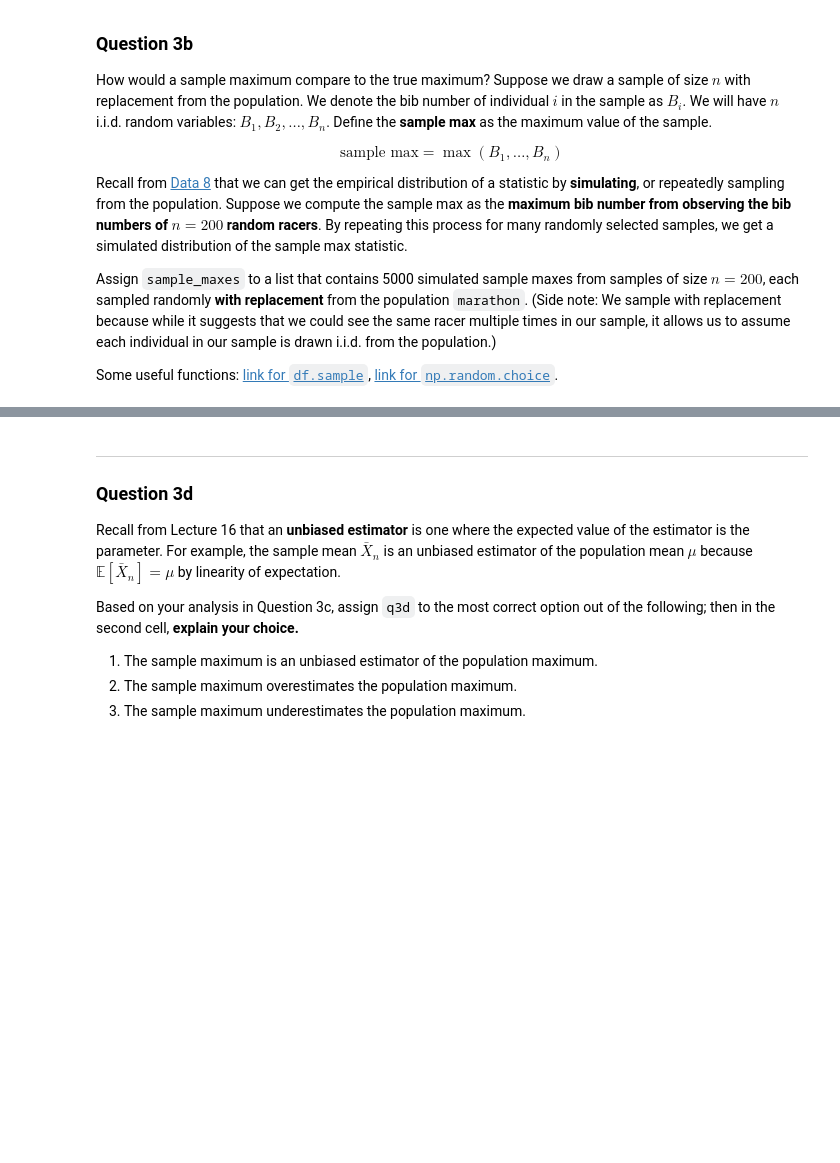
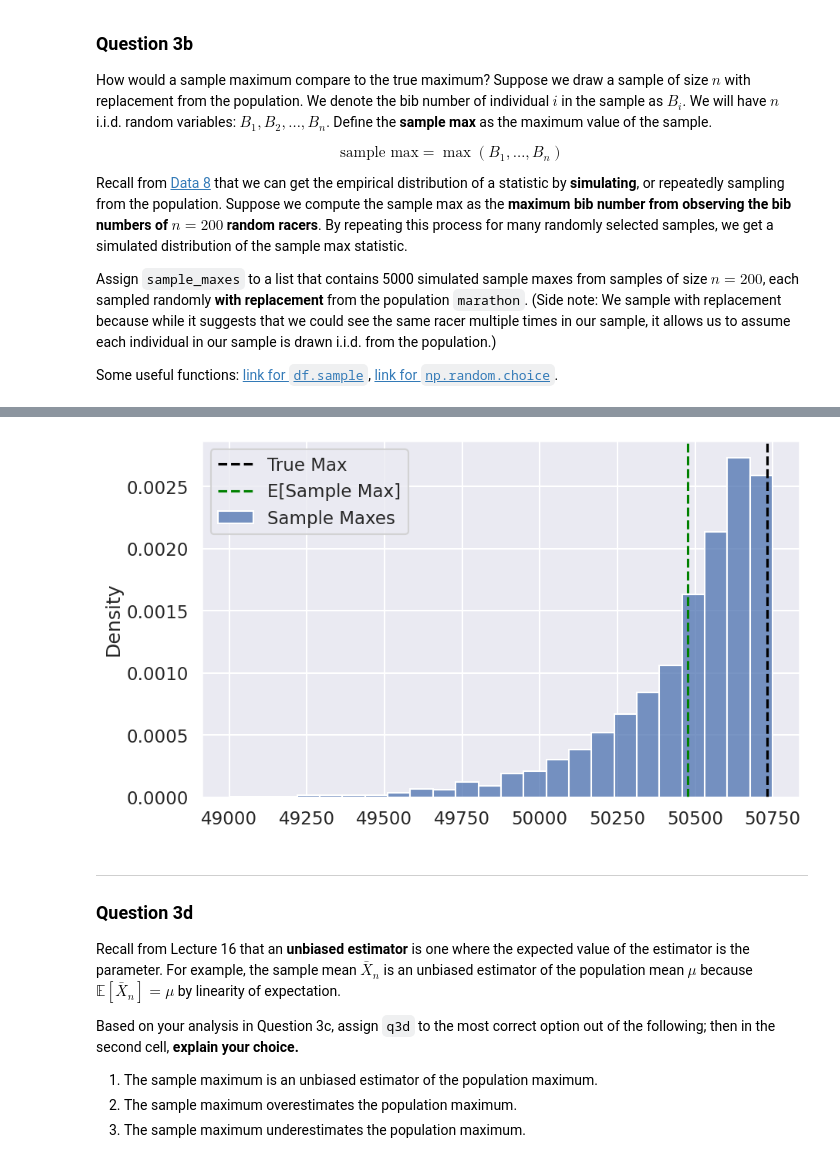
Before and after one commit to zaddle55/sp26-ds100-material, a Jupyter notebook: lab/lab08/lab08.ipynb, the cells around one changed output, grey strips where cells are left out. Drawn from its saved outputs; the diff is of its cells as text; code cells hidden in the pictures; blank space fills up the shorter version.

```diff
--- a/lab/lab08/lab08.ipynb
+++ b/lab/lab08/lab08.ipynb
@@ -86,7 +86,7 @@ Load the dataset `marathon.csv` into the `DataFrame` `marathon` and assign `true
 
 **Hint:** The **true proportion** of experienced racers is the proportion of experienced racers in the *population*. We term numerical functions of the population, such as the true proportion of experienced racers, as **population parameters**.
 # %%
-marathon = ...
+marathon = pd.read_csv("marathon.csv")
 display(marathon.head())
-true_prop = ...
+true_prop = marathon['Experienced'].mean()
 print(f"The true proportion of experienced racers in the population of size {len(marathon)} is {np.round(true_prop, 4)}")
@@ -175,7 +190,9 @@ Confirm this result through simulation. Run 5000 independent simulations, where
 prop_dog_lover = np.mean(marathon["Dog Lover"])
 
 photo_samples = []
-...
+for _ in range(5000):
+    sample = marathon.sample(100, replace=True)
+    photo_samples.append(sample["Experienced"].sum() + 3*sample["Dog Lover"].sum())
 
 simulated_photos_mean = np.mean(photo_samples)
 simulated_photos_var = np.var(photo_samples)
@@ -303,5 +334,5 @@ Recall that the `Bib Number` of each participant (i.e., racer) is in order of re
 
 Let's first assume that we have access to the total number of participants (again, in practice we don't!). Find the **true population maximum** and assign it to `true_max`.
 # %%
-true_max = ...
+true_max = marathon['Bib Number'].max()
 true_max
@@ -338,2 +378,9 @@ for i in range(5000):
+# %%
+sample_maxes = [marathon.sample(200, replace=True)['Bib Number'].max() for _ in range(5000)]
+for i in range(5000):
+    sample = sample_maxes[i]
+    if sample > true_max:
+        print(f"Found a sample max {sample} that is greater than the true max {true_max}.")
+        break
 # %%
 grader.check("q3b")
@@ -357,11 +406,15 @@ Visualization/plotting tips:
 # %%
 plt.figure(figsize = [10, 6])
 bins = np.linspace(49000, 50750, 25) # For your plot
 
-avg_sample_maxes = ...
-...
+avg_sample_maxes = np.mean(sample_maxes) # Compute the average of the sample maxes
+sns.histplot(sample_maxes, bins=bins, stat='density', edgecolor="white", label="Sample Maxes")
+plt.axvline(true_max, color='black', label="True Max", linestyle='dashed')
+plt.axvline(avg_sample_maxes, color='green', label="E[Sample Max]", linestyle='dashed')
 
 plt.legend();     # Show legend
+# %% [output]
+[figure, added]
 # %% [markdown]
 <!-- END QUESTION -->
 
```
Also changed, not shown: parts of 32 cells of this notebook.
